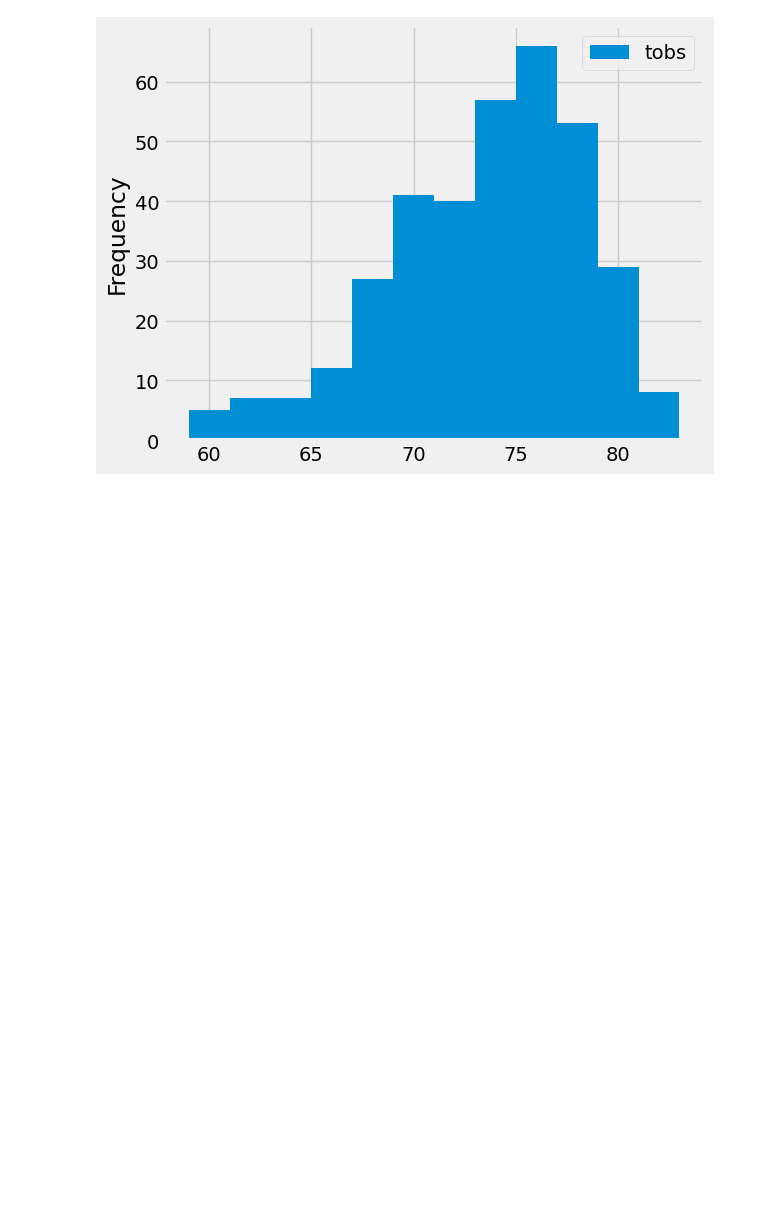
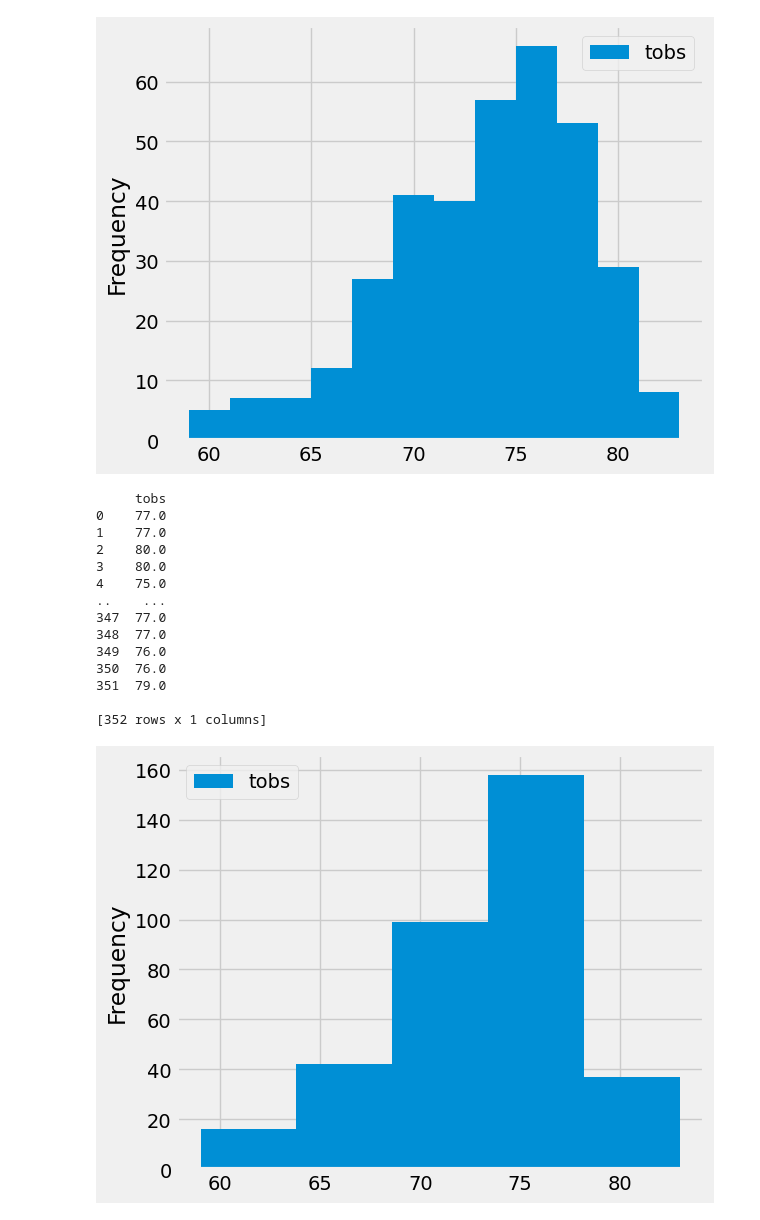
Before and after one commit to 21abomas/surfs_up, a Jupyter notebook: climate_analysis.ipynb, the cells around one changed output. Drawn from its saved outputs; the diff is of its cells as text; code cells hidden in the pictures; blank space fills up the shorter version.

```diff
--- a/climate_analysis.ipynb
+++ b/climate_analysis.ipynb
@@ -165,3 +165,25 @@ plt.tight_layout()
 # %% [output]
 [(77.0,), (77.0,), (80.0,), (80.0,), (75.0,), (73.0,), (78.0,), (77.0,), (78.0,), (80.0,), (80.0,), (78.0,), (78.0,), (78.0,), (73.0,), (74.0,), (80.0,), (79.0,), (77.0,), (80.0,), (76.0,), (79.0,), ( ...
 [figure]
+# %%
+# Skill Drill 9.3.4
+df = pd.DataFrame(results, columns=['tobs'])
+df.plot.hist(bins=5)
+plt.tight_layout()
+print (df)
+# %% [output]
+     tobs
+0    77.0
+1    77.0
+2    80.0
+3    80.0
+4    75.0
+..    ...
+347  77.0
+348  77.0
+349  76.0
+350  76.0
+351  79.0
+
+[352 rows x 1 columns]
+[figure, added]
```
Also changed, not shown: parts of 2 cells of this notebook, 1 other file.
